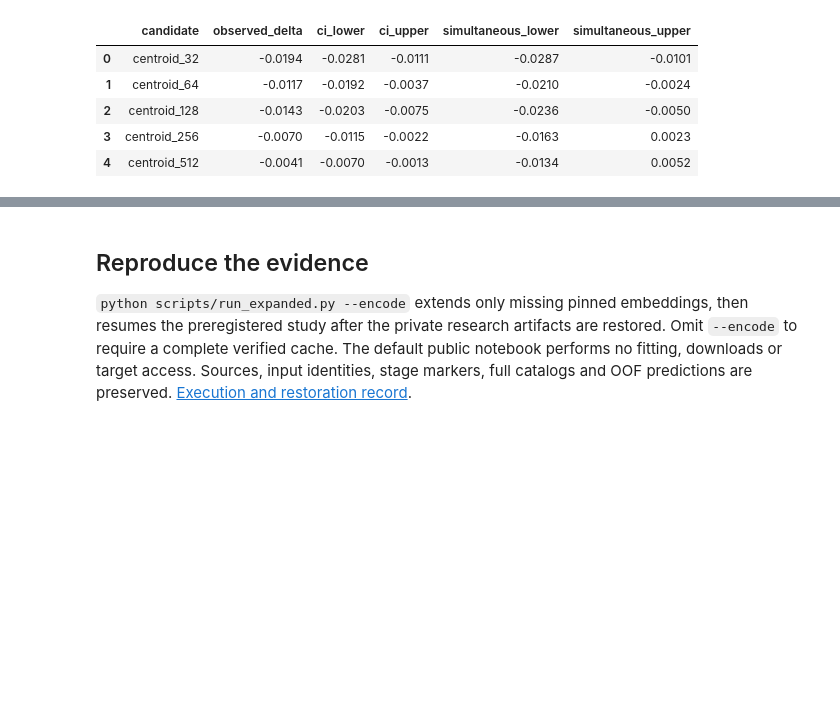
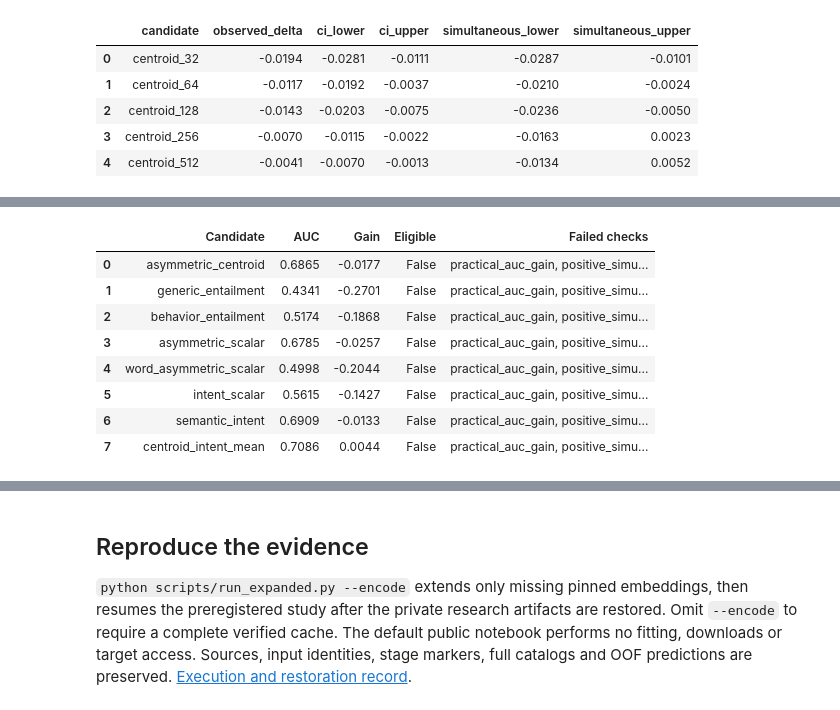
Before and after one commit to alvaromendizabal/jigsaw-rule-classifier, a Jupyter notebook: notebooks/02_baseline_and_review.ipynb, the cells around one changed output, grey strips where cells are left out. Saved outputs shown, nothing was run; the diff lists cells and outputs as text; code cells hidden in the pictures; blank space fills up the shorter version.

```diff
--- a/notebooks/02_baseline_and_review.ipynb
+++ b/notebooks/02_baseline_and_review.ipynb
@@ -302,3 +370,16 @@ The offline inference path still names the lexical reference. It will change onl
+# %%
+eligibility = decision["decision"]["candidate_eligibility"] + decision["fusion"]["decision"]["candidate_eligibility"]
+display(pd.DataFrame([{ "Candidate": r["candidate"], "AUC": r["macro_auc"], "Gain": r["auc_gain"], "Eligible": r["eligible"], "Failed checks": ", ".join(r["failed_conditions"])} for r in eligibility]).round(4))
+# %% [output]
+|  | Candidate | AUC | Gain | Eligible | Failed checks |
+| 0 | asymmetric_centroid | 0.6865 | -0.0177 | False | practical_auc_gain, positive_simu... |
+| 1 | generic_entailment | 0.4341 | -0.2701 | False | practical_auc_gain, positive_simu... |
+| 2 | behavior_entailment | 0.5174 | -0.1868 | False | practical_auc_gain, positive_simu... |
+| 3 | asymmetric_scalar | 0.6785 | -0.0257 | False | practical_auc_gain, positive_simu... |
+| 4 | word_asymmetric_scalar | 0.4998 | -0.2044 | False | practical_auc_gain, positive_simu... |
+| 5 | intent_scalar | 0.5615 | -0.1427 | False | practical_auc_gain, positive_simu... |
+| 6 | semantic_intent | 0.6909 | -0.0133 | False | practical_auc_gain, positive_simu... |
+| 7 | centroid_intent_mean | 0.7086 | 0.0044 | False | practical_auc_gain, positive_simu... |
 # %%
 display(pd.DataFrame(gate["criteria"]))
 print("Final training justified:", gate["final_training_authorized_by_evidence"])
```
Also changed, not shown: parts of 13 cells of this notebook, 33 other files.
